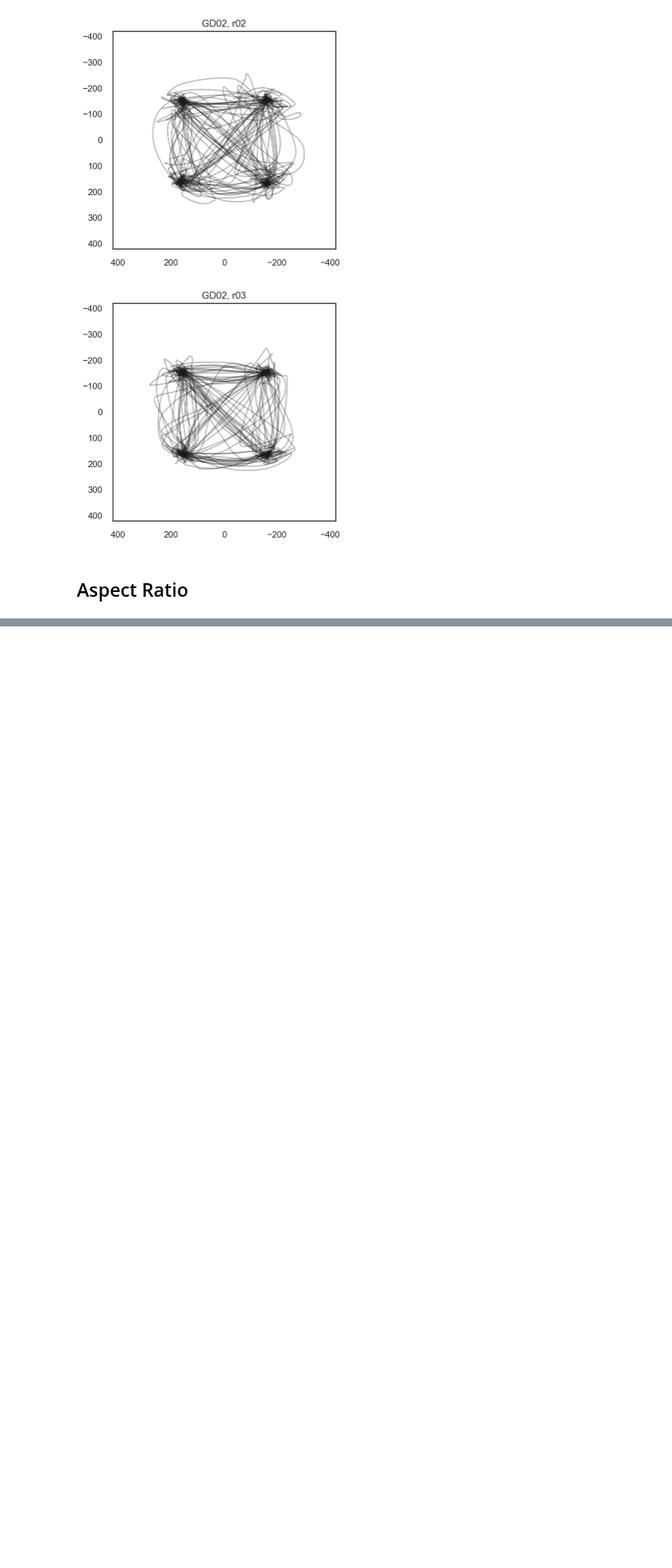
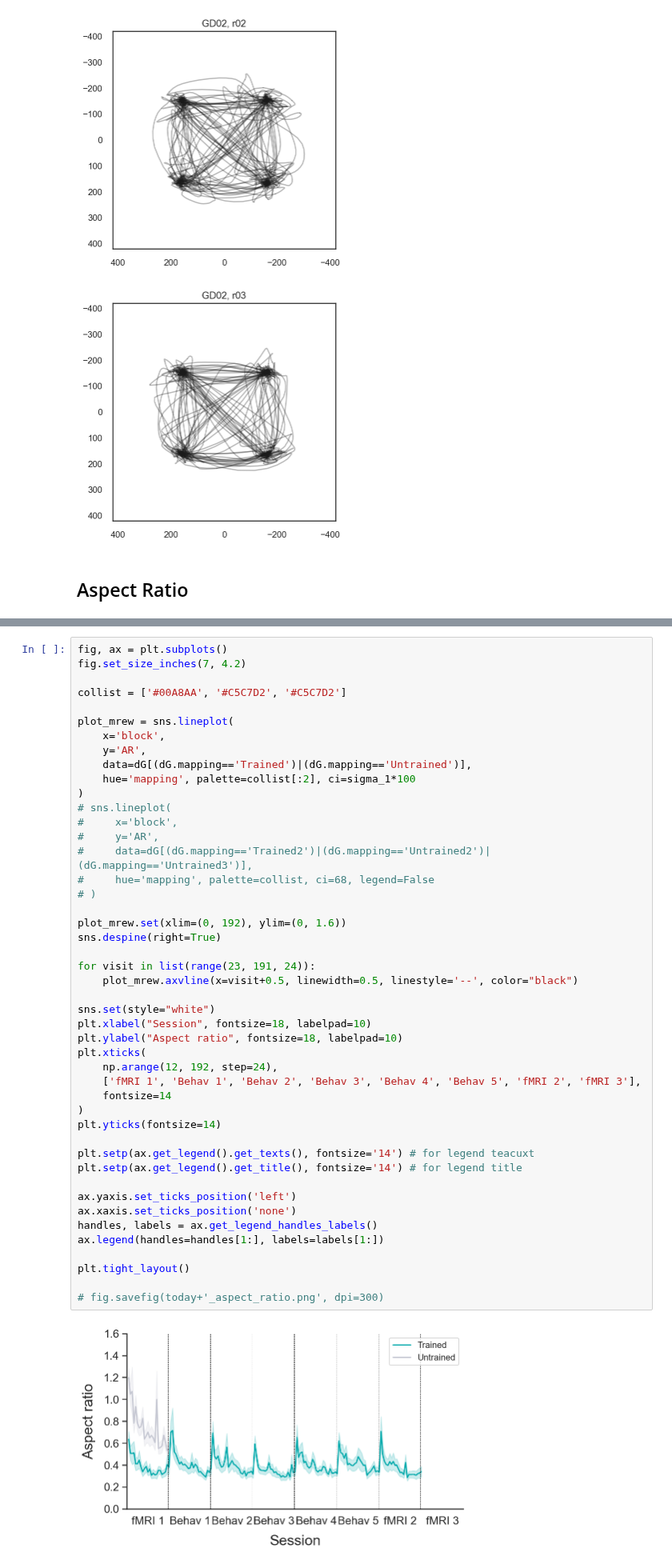
Before and after one commit to psb629/labs, a Jupyter notebook: GD/scrpits/notebook/Behavior_analysis.ipynb, the cells around one changed output, grey strips where cells are left out. Shown at 80% size. Saved outputs shown, nothing was run; the diff lists cells and outputs as text; blank space fills up the shorter version.

```diff
--- a/GD/scrpits/notebook/Behavior_analysis.ipynb
+++ b/GD/scrpits/notebook/Behavior_analysis.ipynb
@@ -687,0 +701,48 @@ px.line(db_mean,y=db_mean['AR'],error_y=db_SE['AR'])
+# %%
+fig, ax = plt.subplots()
+fig.set_size_inches(7, 4.2)
+
+collist = ['#00A8AA', '#C5C7D2', '#C5C7D2']
+
+plot_mrew = sns.lineplot(
+    x='block',
+    y='AR',
+    data=dG[(dG.mapping=='Trained')|(dG.mapping=='Untrained')],
+    hue='mapping', palette=collist[:2], ci=sigma_1*100
+)
+# sns.lineplot(
+#     x='block',
+#     y='AR',
+#     data=dG[(dG.mapping=='Trained2')|(dG.mapping=='Untrained2')|(dG.mapping=='Untrained3')],
+#     hue='mapping', palette=collist, ci=68, legend=False
+# )
+
+plot_mrew.set(xlim=(0, 192), ylim=(0, 1.6))
+sns.despine(right=True)
+
+for visit in list(range(23, 191, 24)):
+    plot_mrew.axvline(x=visit+0.5, linewidth=0.5, linestyle='--', color="black")
+
+sns.set(style="white")
+plt.xlabel("Session", fontsize=18, labelpad=10)
+plt.ylabel("Aspect ratio", fontsize=18, labelpad=10)
+plt.xticks(
+    np.arange(12, 192, step=24),
+    ['fMRI 1', 'Behav 1', 'Behav 2', 'Behav 3', 'Behav 4', 'Behav 5', 'fMRI 2', 'fMRI 3'],
+    fontsize=14
+)
+plt.yticks(fontsize=14)
+
+plt.setp(ax.get_legend().get_texts(), fontsize='14') # for legend teacuxt
+plt.setp(ax.get_legend().get_title(), fontsize='14') # for legend title
+
+ax.yaxis.set_ticks_position('left')
+ax.xaxis.set_ticks_position('none')
+handles, labels = ax.get_legend_handles_labels()
+ax.legend(handles=handles[1:], labels=labels[1:])
+
+plt.tight_layout()
+
+# fig.savefig(today+'_aspect_ratio.png', dpi=300)
+# %% [output]
+[figure, added]
```
Also changed, not shown: parts of 15 cells of this notebook.
